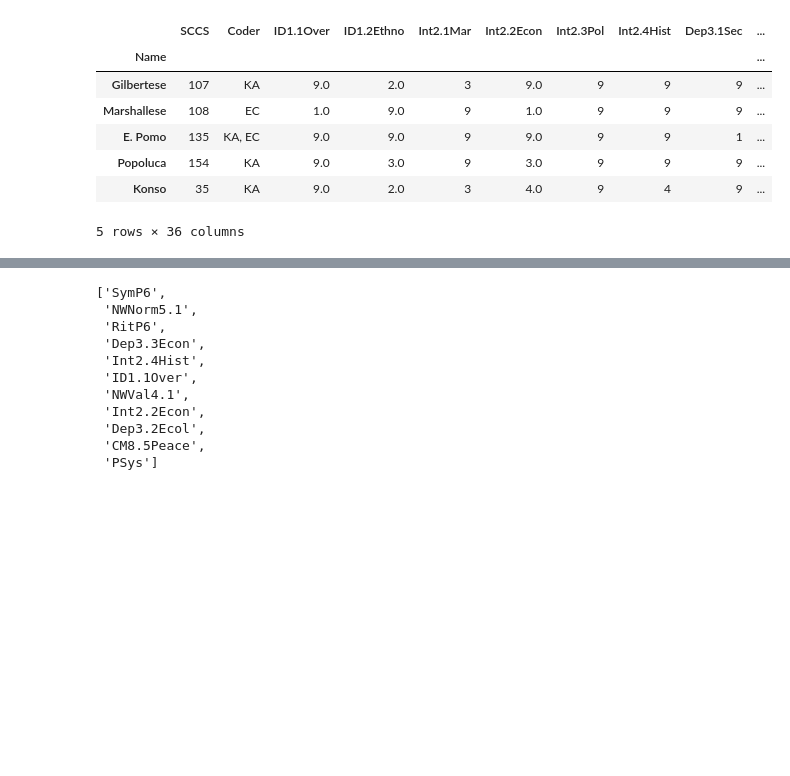
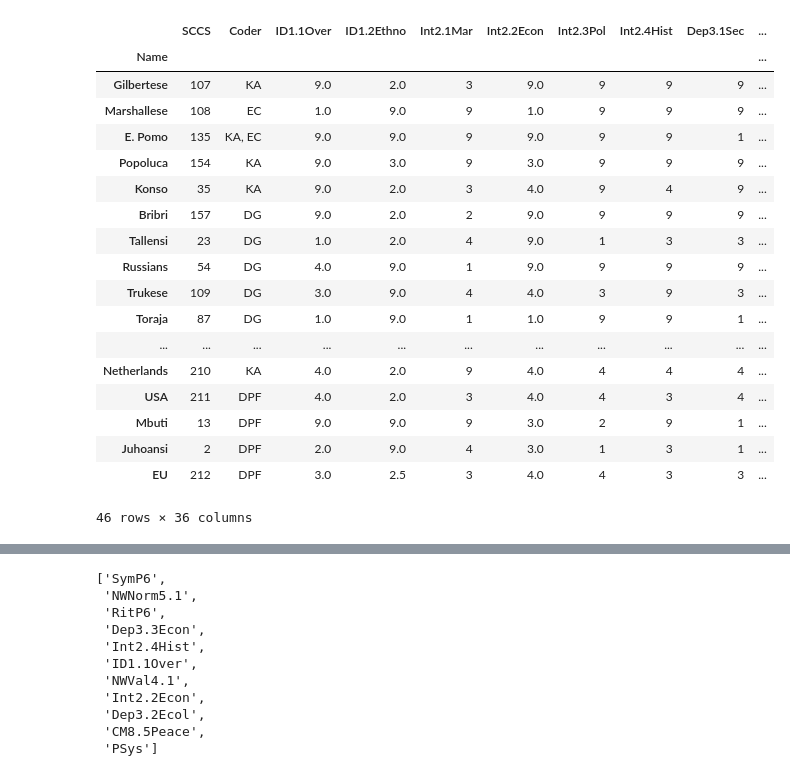
Before and after one commit to knarfamlap/Peace_System, a Jupyter notebook: non_war_related_vars.ipynb, the cells around one changed output, grey strips where cells are left out. Saved outputs shown, nothing was run; the diff lists cells and outputs as text; code cells hidden in the pictures; blank space fills up the shorter version.

```diff
--- a/non_war_related_vars.ipynb
+++ b/non_war_related_vars.ipynb
@@ -26,13 +26,24 @@ def get_odds_ratios(coefs):
 # %%
 peace_sys = load_peace_sys_data()
 
-peace_sys.head()
+peace_sys
 # %% [output]
 |  | SCCS | Coder | ID1.1Over | ID1.2Ethno | Int2.1Mar | Int2.2Econ | Int2.3Pol | Int2.4Hist | Dep3.1Sec | ... |
 | Name |  |  |  |  |  |  |  |  |  | ... |
 | Gilbertese | 107 | KA | 9.0 | 2.0 | 3 | 9.0 | 9 | 9 | 9 | ... |
 | Marshallese | 108 | EC | 1.0 | 9.0 | 9 | 1.0 | 9 | 9 | 9 | ... |
 | E. Pomo | 135 | KA, EC | 9.0 | 9.0 | 9 | 9.0 | 9 | 9 | 1 | ... |
 | Popoluca | 154 | KA | 9.0 | 3.0 | 9 | 3.0 | 9 | 9 | 9 | ... |
 | Konso | 35 | KA | 9.0 | 2.0 | 3 | 4.0 | 9 | 4 | 9 | ... |
+| Bribri | 157 | DG | 9.0 | 2.0 | 2 | 9.0 | 9 | 9 | 9 | ... |
+| Tallensi | 23 | DG | 1.0 | 2.0 | 4 | 9.0 | 1 | 3 | 3 | ... |
+| Russians | 54 | DG | 4.0 | 9.0 | 1 | 9.0 | 9 | 9 | 9 | ... |
+| Trukese | 109 | DG | 3.0 | 9.0 | 4 | 4.0 | 3 | 9 | 3 | ... |
+| Toraja | 87 | DG | 1.0 | 9.0 | 1 | 1.0 | 9 | 9 | 1 | ... |
+| ... | ... | ... | ... | ... | ... | ... | ... | ... | ... | ... |
+| Netherlands | 210 | KA | 4.0 | 2.0 | 9 | 4.0 | 4 | 4 | 4 | ... |
+| USA | 211 | DPF | 4.0 | 2.0 | 3 | 4.0 | 4 | 3 | 4 | ... |
+| Mbuti | 13 | DPF | 9.0 | 9.0 | 9 | 3.0 | 2 | 9 | 1 | ... |
+| Juhoansi | 2 | DPF | 2.0 | 9.0 | 4 | 3.0 | 1 | 3 | 1 | ... |
+| EU | 212 | DPF | 3.0 | 2.5 | 3 | 4.0 | 4 | 3 | 3 | ... |
-5 rows × 36 columns
+46 rows × 36 columns
```
Also changed, not shown: parts of 15 cells of this notebook, 1 other file.
